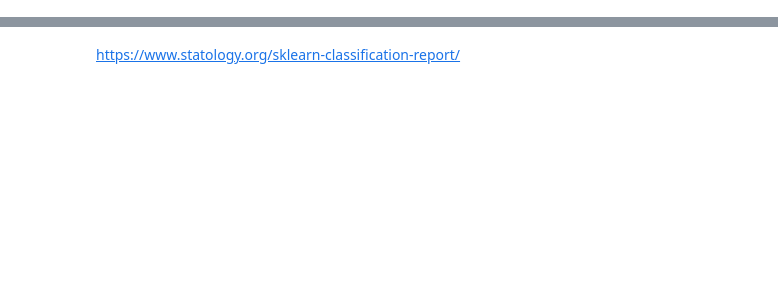
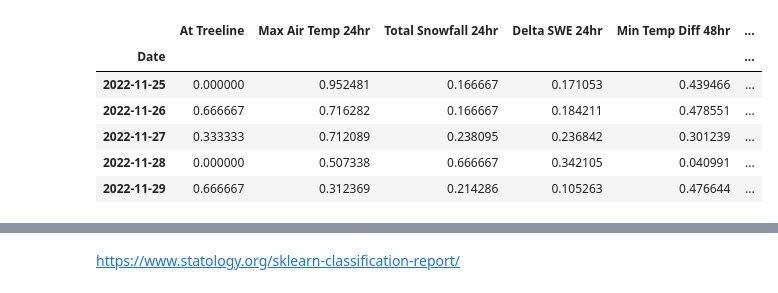
Before and after one commit to itsjpb/470-avalanche-prediction, a Jupyter notebook: jupyter/try_nn.ipynb, the cells around one changed output, grey strips where cells are left out. Cells and saved outputs as stored; diff of their text form; code cells hidden in the pictures; blank space fills up the shorter version.

```diff
--- a/jupyter/try_nn.ipynb
+++ b/jupyter/try_nn.ipynb
@@ -48,3 +52,13 @@ scaled_df.head()
+# %%
+normalized_df.head()
+# %% [output]
+|  | At Treeline | Max Air Temp 24hr | Total Snowfall 24hr | Delta SWE 24hr | Min Temp Diff 48hr | ... |
+| Date |  |  |  |  |  | ... |
+| 2022-11-25 | 0.000000 | 0.952481 | 0.166667 | 0.171053 | 0.439466 | ... |
+| 2022-11-26 | 0.666667 | 0.716282 | 0.166667 | 0.184211 | 0.478551 | ... |
+| 2022-11-27 | 0.333333 | 0.712089 | 0.238095 | 0.236842 | 0.301239 | ... |
+| 2022-11-28 | 0.000000 | 0.507338 | 0.666667 | 0.342105 | 0.040991 | ... |
+| 2022-11-29 | 0.666667 | 0.312369 | 0.214286 | 0.105263 | 0.476644 | ... |
 # %%
 from sklearn.model_selection import train_test_split
 
```
Also changed, not shown: parts of 8 cells of this notebook.
